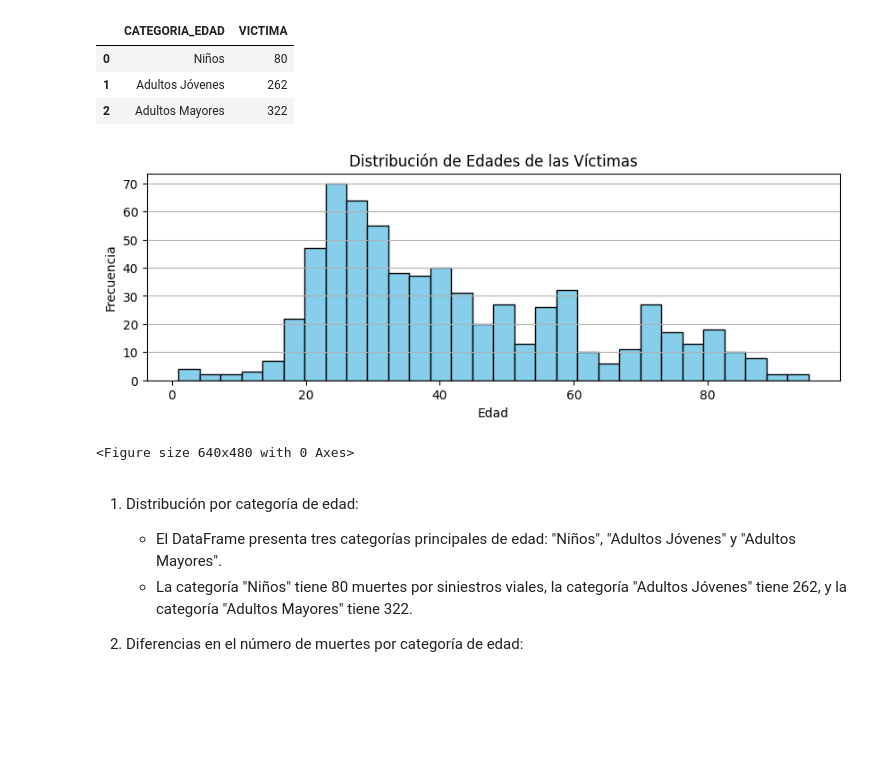
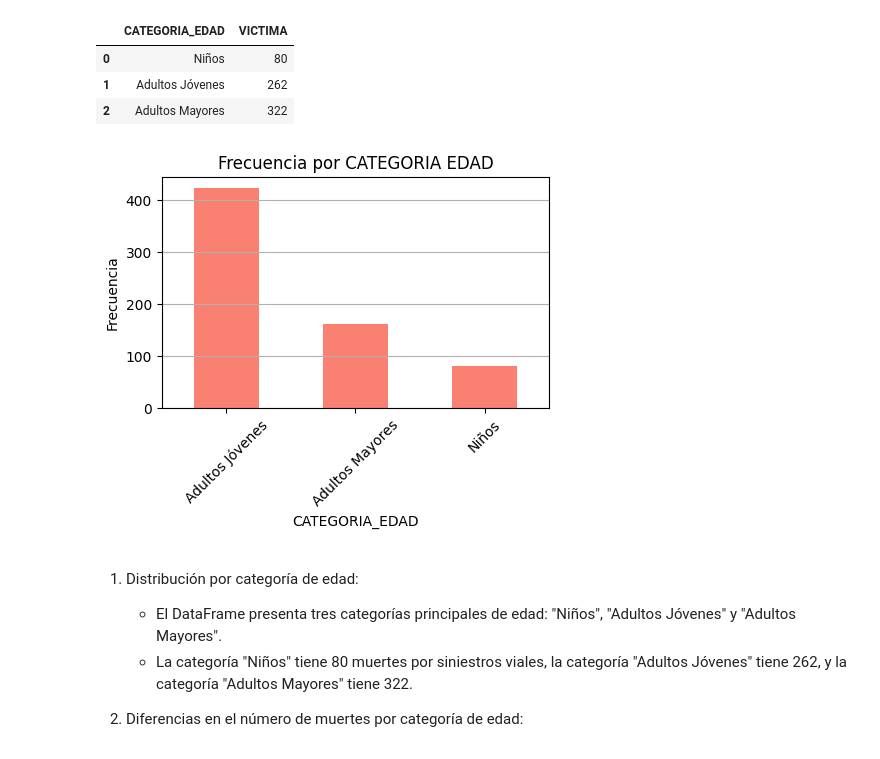
Before and after one commit to Yuliedpardo/PI_DA, a Jupyter notebook: EDA_homicidios.ipynb, the cells around one changed output. Cells and saved outputs as stored; diff of their text form; code cells hidden in the pictures; blank space fills up the shorter version.

```diff
--- a/EDA_homicidios.ipynb
+++ b/EDA_homicidios.ipynb
@@ -854,17 +844,16 @@ victimas_categoria_edad
 | 1 | Adultos Jóvenes | 262 |
 | 2 | Adultos Mayores | 322 |
 # %%
-plt.figure(figsize=(10, 3))
-plt.hist(combinado['EDAD'], bins=30, color='skyblue', edgecolor='black')
-plt.title('Distribución de Edades de las Víctimas')
-plt.xlabel('Edad')
+plt.figure(figsize=(5, 3))
+combinado['CATEGORIA_EDAD'].value_counts().plot(kind='bar', color='salmon')
+plt.title('Frecuencia por CATEGORIA EDAD')
+plt.xlabel('CATEGORIA_EDAD')
 plt.ylabel('Frecuencia')
+plt.xticks(rotation=45)
 plt.grid(axis='y')
 plt.show()
-plt.savefig('distribucion_edades.png')
 # %% [output]
-[figure, old version]
+[figure, new version]
-<Figure size 640x480 with 0 Axes>
 # %% [markdown]
 
 
```
Also changed, not shown: parts of 8 cells of this notebook, 14 other files.
